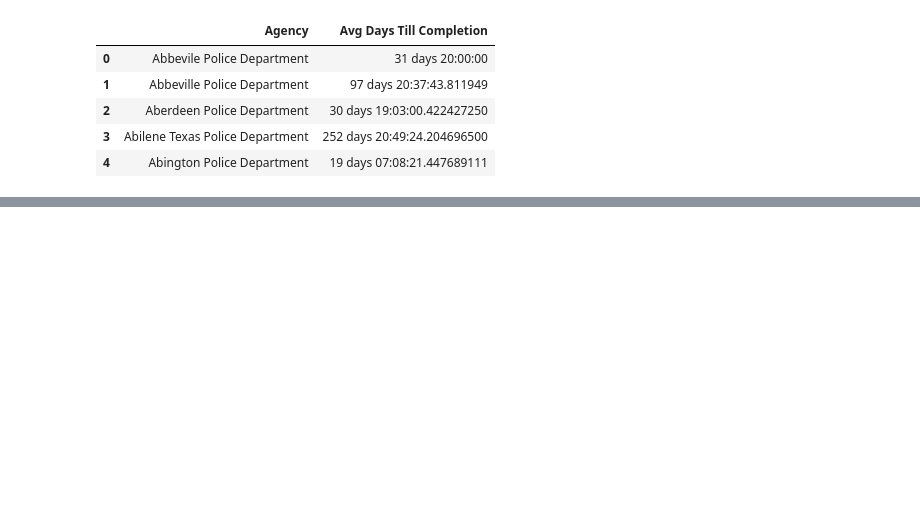
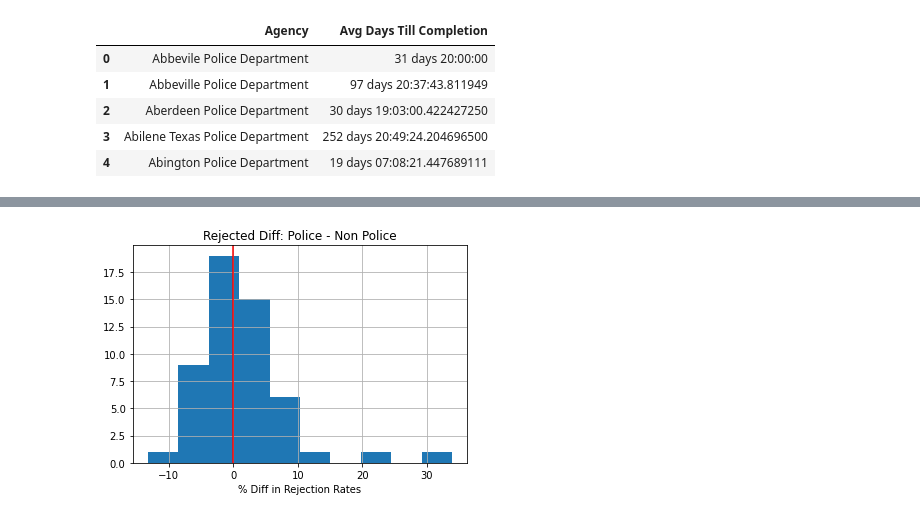
Before and after one commit to emile-66/muckrock_data, a Jupyter notebook: muckrock_requests_analysis.ipynb, the cells around one changed output, grey strips where cells are left out. Drawn from its saved outputs; the diff is of its cells as text; code cells hidden in the pictures; blank space fills up the shorter version.

```diff
--- a/muckrock_requests_analysis.ipynb
+++ b/muckrock_requests_analysis.ipynb
@@ -202,0 +376,7 @@ non_police_status.head()
+# %%
+combined_state.hist("Rejected Diff")
+plt.title("Rejected Diff: Police - Non Police")
+plt.xlabel("% Diff in Rejection Rates")
+plt.axvline(0, color="red");
+# %% [output]
+[figure, added]
```
Also changed, not shown: parts of 25 cells of this notebook.
